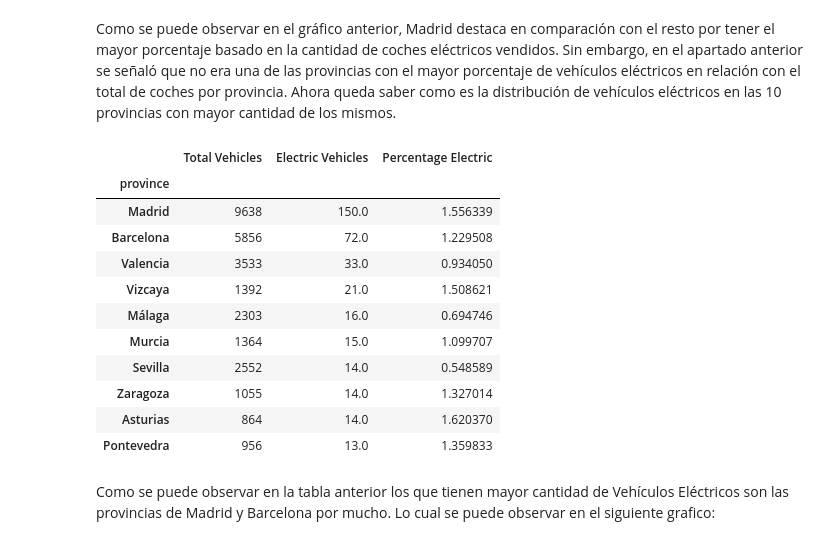
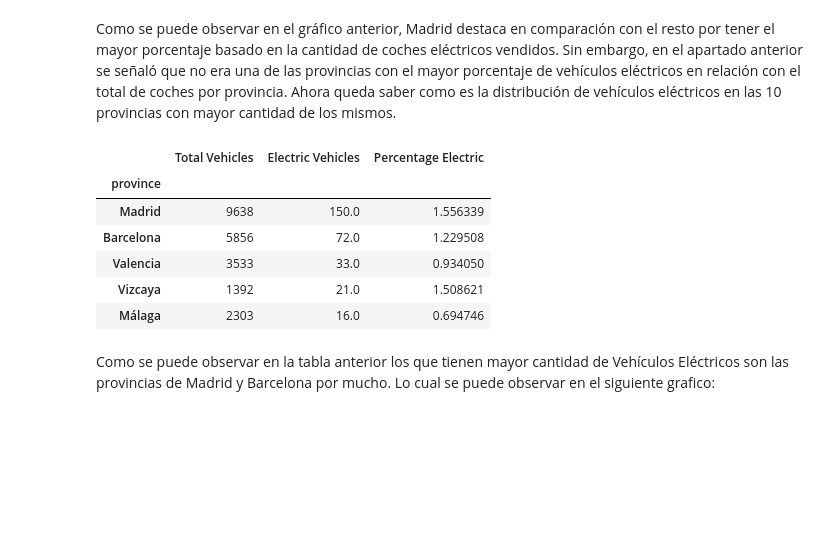
Before and after one commit to S14vcGt/Neocortex-project, a Jupyter notebook: Proyecto.ipynb, the cells around one changed output. Cells and saved outputs as stored; diff of their text form; code cells hidden in the pictures; blank space fills up the shorter version.

```diff
--- a/Proyecto.ipynb
+++ b/Proyecto.ipynb
@@ -194,20 +149,15 @@ Como se puede observar en el gráfico anterior, Madrid destaca en comparación c
 # %%
 # Top 10 Provincias con mayor cantidad de Vehículos Eléctricos
 top_provinces2 = province_analysis.sort_values('Electric Vehicles', ascending=False).head(10)
-top_provinces2
+top_provinces2.head()
 # %% [output]
 |  | Total Vehicles | Electric Vehicles | Percentage Electric |
 | province |  |  |  |
 | Madrid | 9638 | 150.0 | 1.556339 |
 | Barcelona | 5856 | 72.0 | 1.229508 |
 | Valencia | 3533 | 33.0 | 0.934050 |
 | Vizcaya | 1392 | 21.0 | 1.508621 |
 | Málaga | 2303 | 16.0 | 0.694746 |
-| Murcia | 1364 | 15.0 | 1.099707 |
-| Sevilla | 2552 | 14.0 | 0.548589 |
-| Zaragoza | 1055 | 14.0 | 1.327014 |
-| Asturias | 864 | 14.0 | 1.620370 |
-| Pontevedra | 956 | 13.0 | 1.359833 |
 # %% [markdown]
 Como se puede observar en la tabla anterior los que tienen mayor cantidad de Vehículos Eléctricos  son las provincias de Madrid y Barcelona por mucho. Lo cual se puede observar en el siguiente grafico:
 # %%
```
Also changed, not shown: parts of 11 cells of this notebook.
